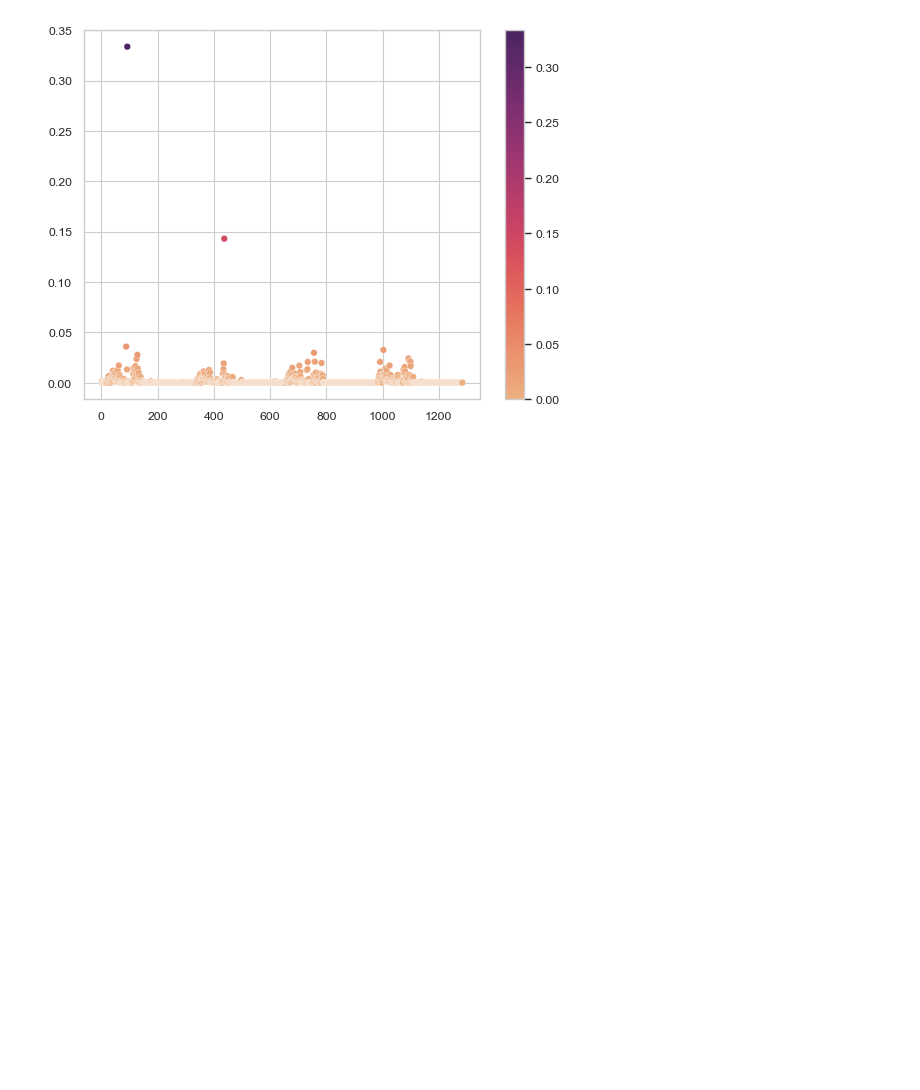
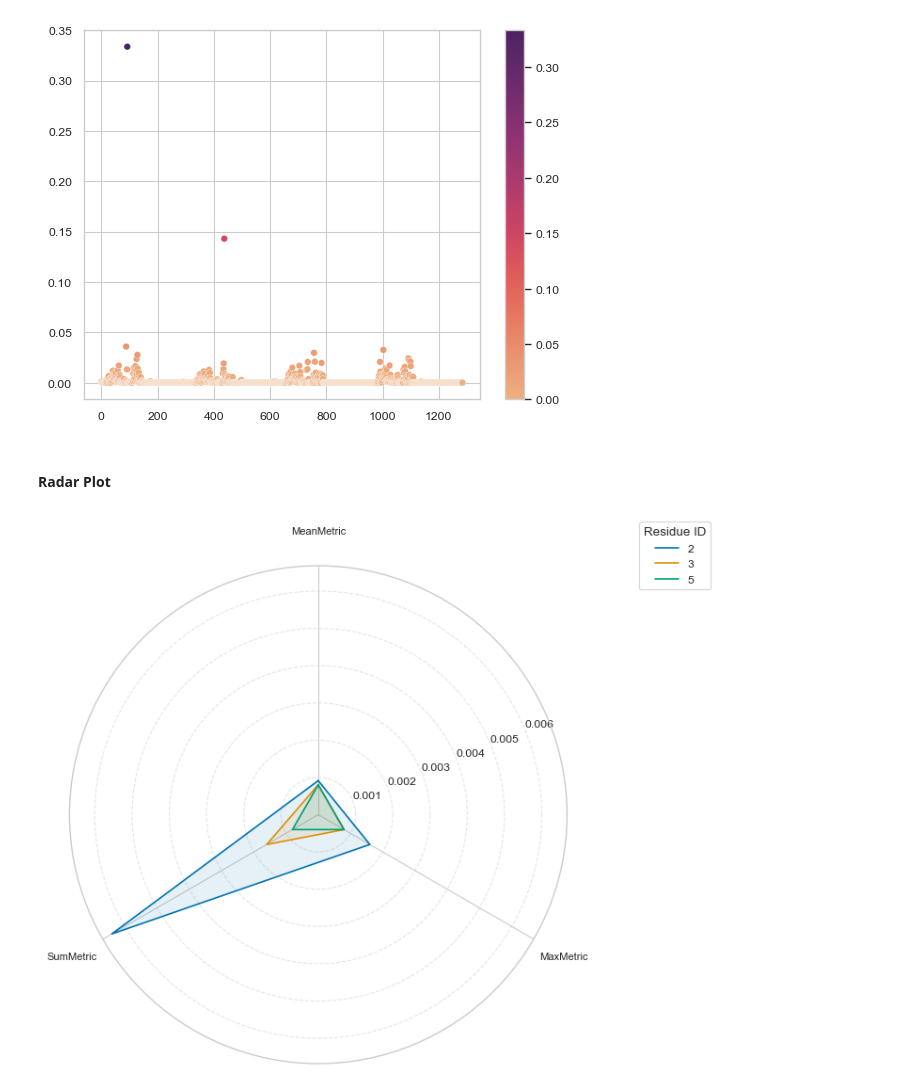
Before and after one commit to ProLint/prolint2, a Jupyter notebook: docs/notebooks/06_Generating_Plots.ipynb, the cells around one changed output. Cells and saved outputs as stored; diff of their text form; code cells hidden in the pictures; blank space fills up the shorter version.

Commit message:
adding Radar plot

```diff
--- a/docs/notebooks/06_Generating_Plots.ipynb
+++ b/docs/notebooks/06_Generating_Plots.ipynb
@@ -51,3 +51,15 @@ PD.save_plot()
 [figure]
 # %%
 PD.generate_script(PointDistribution, "point_distribution.py")
+# %% [markdown]
+#### Radar Plot
+# %%
+from prolint2.plot.plp import Radar
+metric_instances_list = [MeanMetric(), SumMetric(), MaxMetric()]
+metric_instance = Metric(contacts, metric_instances_list) # clear is True by default so we clear any existing metrics
+contacts_out = metric_instance.compute() # populate the metric columns
+
+RAD = Radar(contacts_out, resIDs=[2, 3, 5], lipid='POPS', metric_names=['MeanMetric', 'SumMetric', 'MaxMetric'])
+RAD.save_plot()
+# %% [output]
+[figure, added]
```
Also changed, not shown: parts of 1 cell of this notebook, 4 other files.
